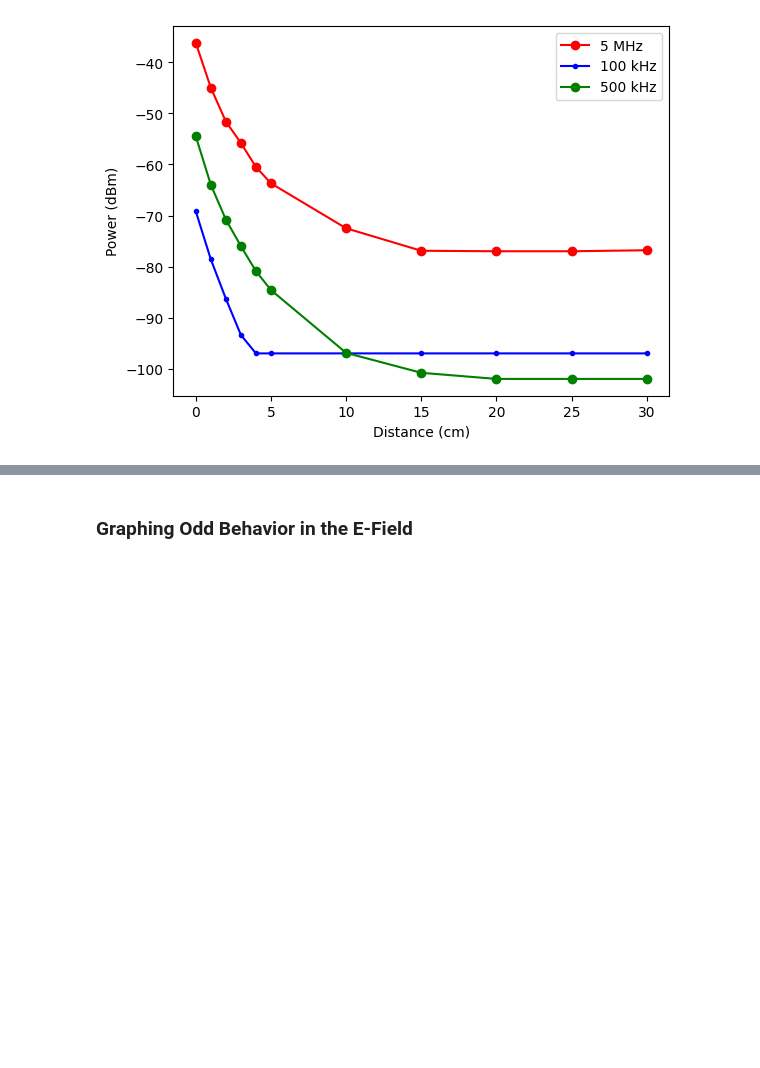
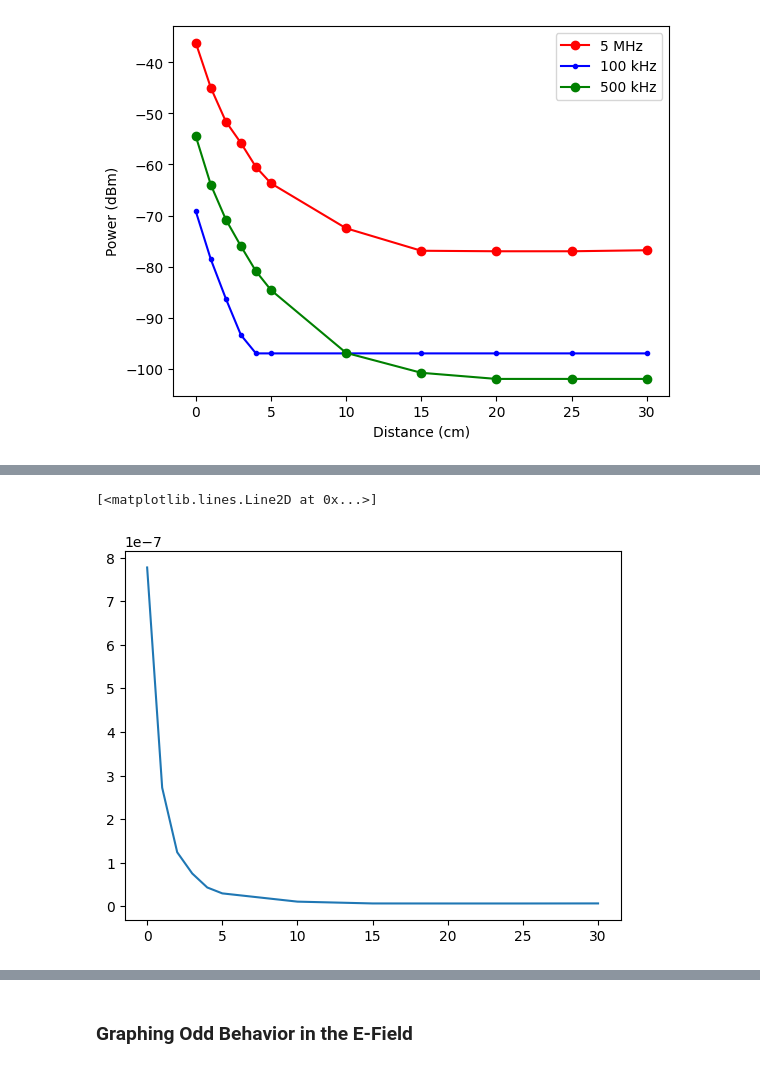
Before and after one commit to zoe-worrall/e155_labs, a Jupyter notebook: zoe-worrall-website/projects/radio_frequency/projects/Lab4_pythonfile.ipynb, the cells around one changed output, grey strips where cells are left out. Saved outputs shown, nothing was run; the diff lists cells and outputs as text; code cells hidden in the pictures; blank space fills up the shorter version.

```diff
--- a/zoe-worrall-website/projects/radio_frequency/projects/Lab4_pythonfile.ipynb
+++ b/zoe-worrall-website/projects/radio_frequency/projects/Lab4_pythonfile.ipynb
@@ -469,0 +494,7 @@ plt.legend()
+# %%
+log_magtocm = interc + slopes*df_inf_h20_5M['power']
+
+plt.plot(df_inf_h20_5M['cm'], np.exp(log_magtocm))
+# %% [output]
+[<matplotlib.lines.Line2D at 0x...>]
+[figure, added]
```
Also changed, not shown: parts of 15 cells of this notebook, 19 other files.
